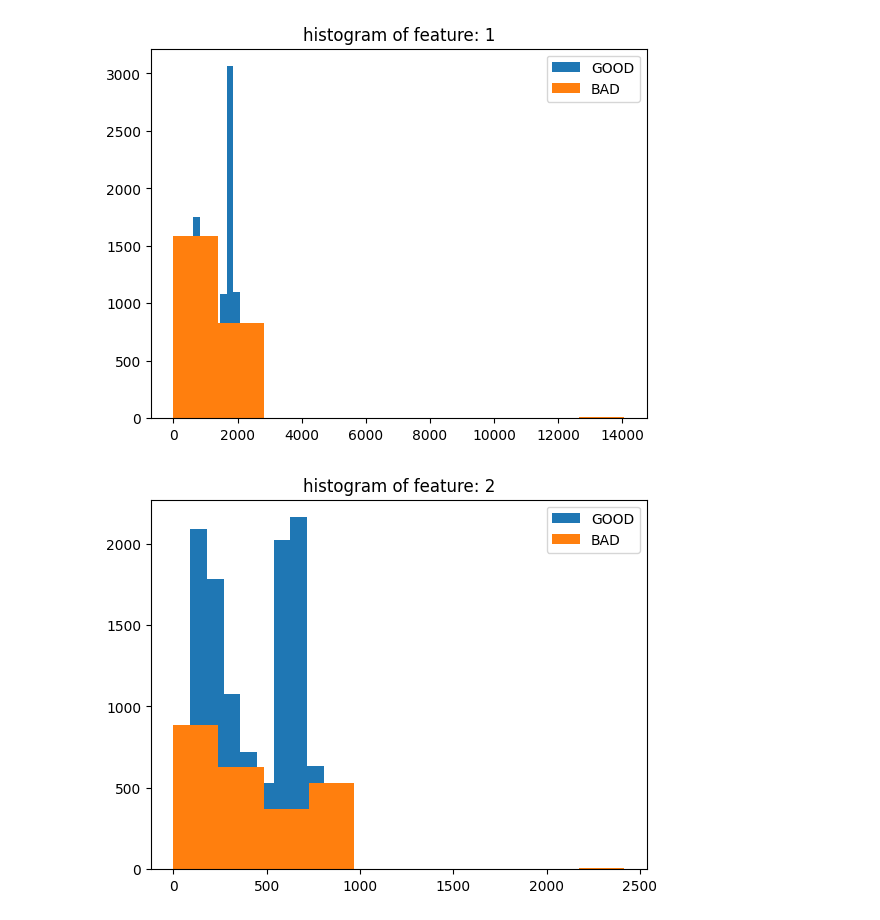
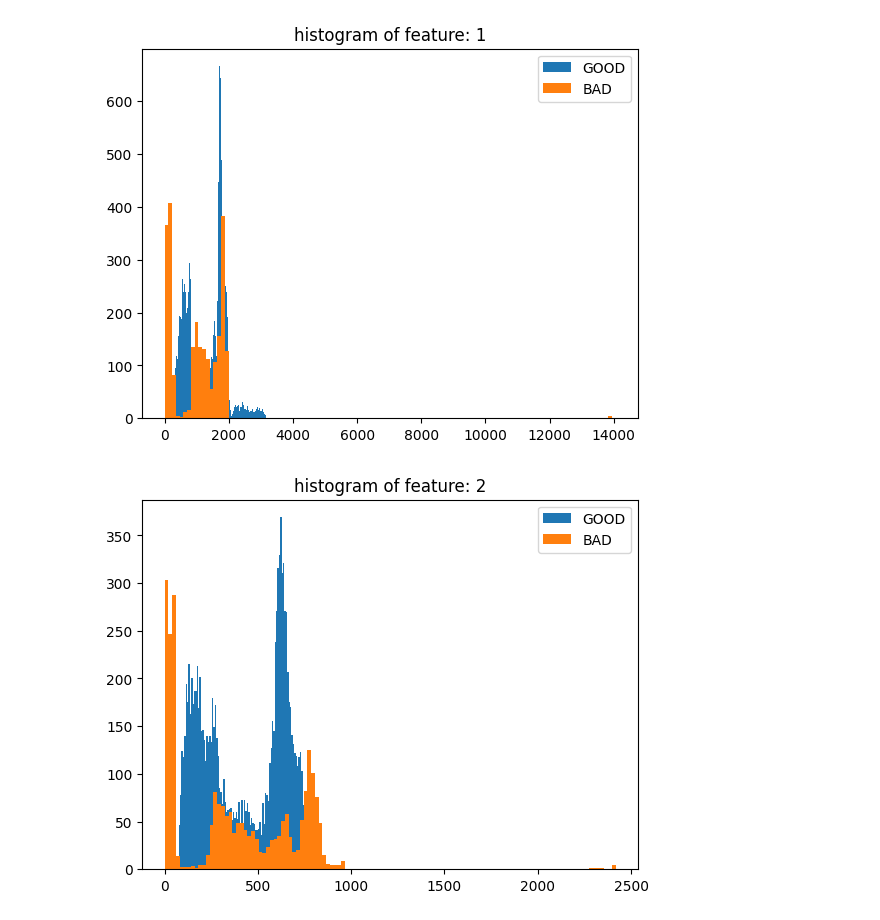
Before and after one commit to gabrielmscampos/ml_examples, a Jupyter notebook: notebooks/xgboost.ipynb, the cells around one changed output. Drawn from its saved outputs; the diff is of its cells as text; code cells hidden in the pictures.

Commit message:
chore: improve features plots and read runregistry merged data explicitly in Tree classifiers

```diff
--- a/notebooks/xgboost.ipynb
+++ b/notebooks/xgboost.ipynb
@@ -9,15 +9,15 @@ from sklearn.preprocessing import MinMaxScaler
 from sklearn.model_selection import train_test_split
 from sklearn.metrics import classification_report, accuracy_score, confusion_matrix
 # %%
-data_values = np.load("../data/data.npy")
-label_data = np.load("../data/label.npy")
+data_values = np.load("../data/data_runregistry_merged.npy")
+label_data = np.load("../data/label_runregistry_merged.npy")
 # %%
 for col_idx in range(data_values.shape[1])[:10]:
     feature_values = data_values[:, col_idx]
     y_values_good = feature_values[label_data == 1]
     y_values_bad = feature_values[label_data == 0]
-    plt.hist(y_values_good, label="GOOD")
-    plt.hist(y_values_bad, label="BAD")
+    plt.hist(y_values_good, label="GOOD", bins=120)
+    plt.hist(y_values_bad, label="BAD", bins=120)
     plt.title(f"histogram of feature: {col_idx}")
     plt.legend()
     plt.show()
@@ -27,2 +27,2 @@ for col_idx in range(data_values.shape[1])[:10]:
-[figure, old version]
+[figure, new version]
-[figure, old version]
+[figure, new version]
```
Also changed, not shown: parts of 6 cells of this notebook, 1 other file.
